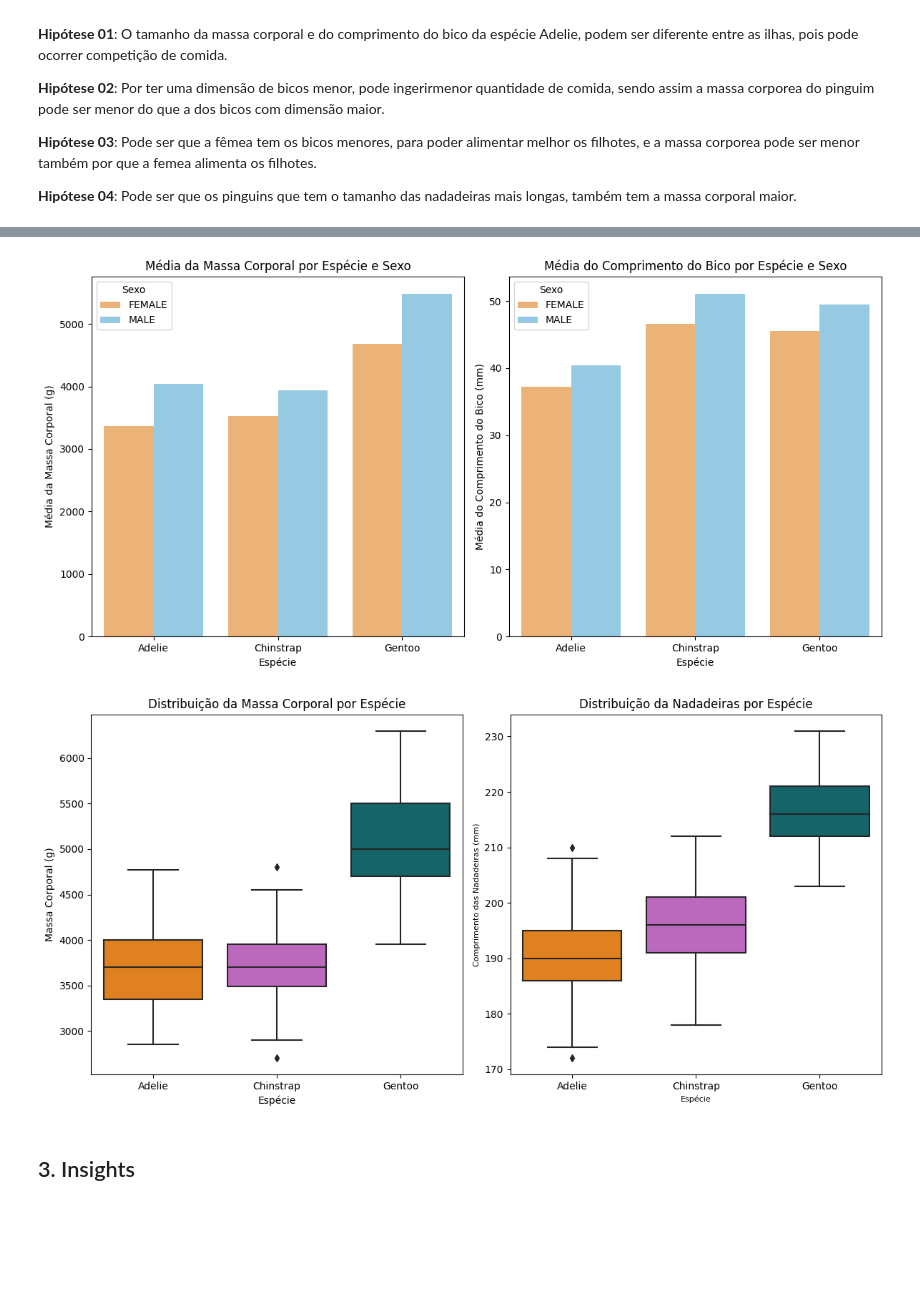
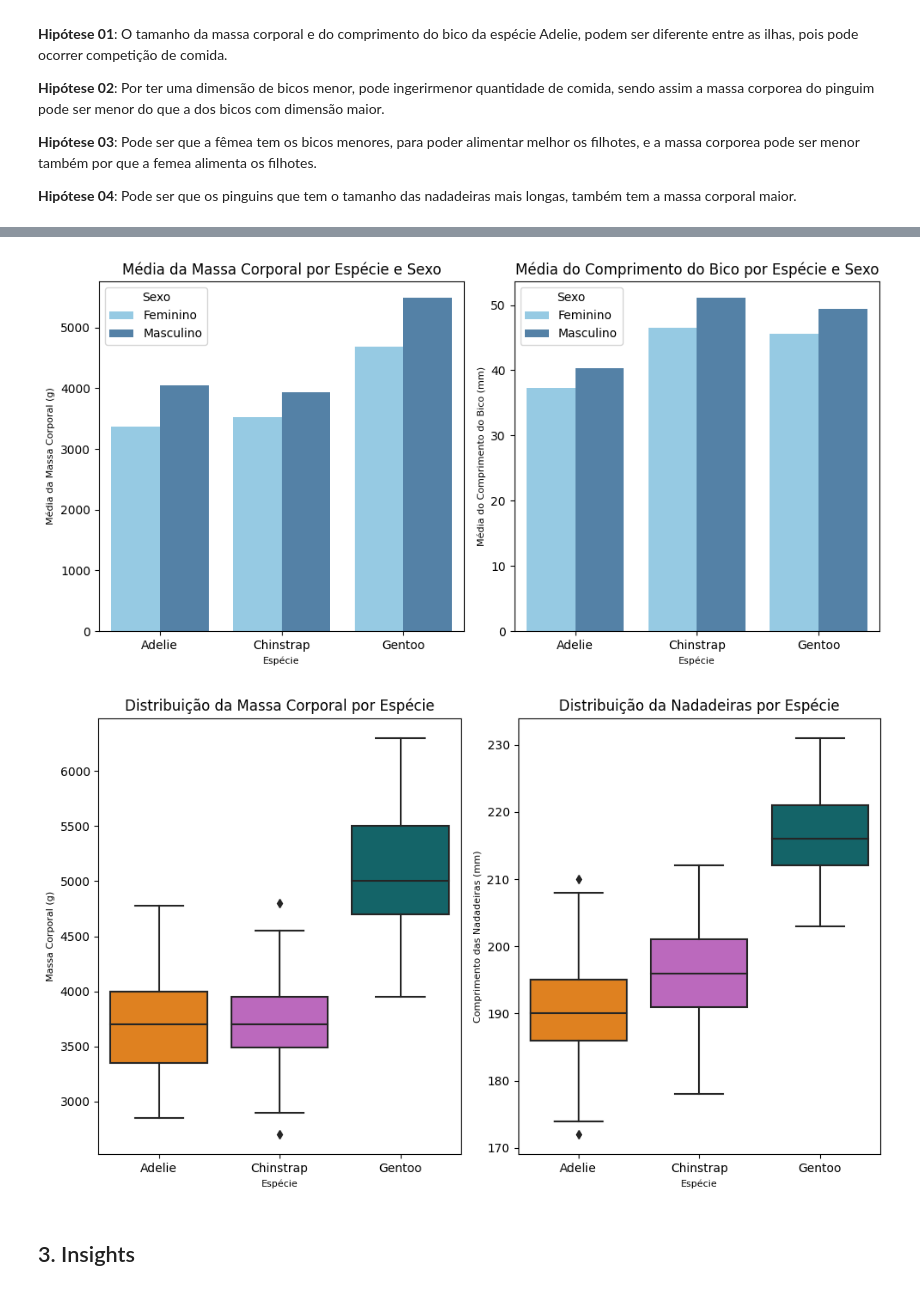
Before and after one commit to ninesousa/avanti-bootcamp-cdd, a Jupyter notebook: notebooks/01-exploratory_data_analysis.ipynb, the cells around one changed output, grey strips where cells are left out. Drawn from its saved outputs; the diff is of its cells as text; code cells hidden in the pictures; blank space fills up the shorter version.

```diff
--- a/notebooks/01-exploratory_data_analysis.ipynb
+++ b/notebooks/01-exploratory_data_analysis.ipynb
@@ -49,0 +76,21 @@ dt
+# %%
+#leitura dos dados
+dt = pd.read_csv('../data/raw/data.csv')
+#EN -> PT
+dt.rename(columns = {
+        'species': 'especies',
+        'island': 'ilha',
+        'bill_length_mm': 'comprimento_do_bico_mm',
+        'bill_depth_mm': 'profundidade_do_bico_mm',
+        'flipper_length_mm': 'comprimento_do_nadadeira_mm',
+        'body_mass_g': 'massa_corporal_g',
+        'sex': 'sexo',
+}, inplace=True)
+
+#substituição dos valores pela descrição com replace
+dt.replace ({'sexo':{
+        'MALE':'Masculino',
+        'FEMALE':'Feminino'
+}}, inplace=True)
+
+display(dt)
@@ -235,65 +381,65 @@ plt.show()
 # %%
 #03. Há diferente entre a dimensão dos bicos e massa corpórea entre os sexos, em cada espécie?
-plt.figure(figsize=(12, 6))
-palette = ['#FFB366', '#89CFF0']
+plt.figure(figsize=(10, 5))
+palette = ['#89CFF0', '#4682B4']
 
 #calculando as médias da massa corporal e do comprimento do bico para cada sexo e espécie
-avg_mass = dt.groupby(['species', 'sex'])['body_mass_g'].mean().reset_index()
-avg_bill_length = dt.groupby(['species', 'sex'])['bill_length_mm'].mean().reset_index()
+avg_mass = dt.groupby(['especies', 'sexo'])['massa_corporal_g'].mean().reset_index()
+avg_bill_length = dt.groupby(['especies', 'sexo'])['comprimento_do_bico_mm'].mean().reset_index()
 
 # Gráfico de barras para a massa corporal
 plt.subplot(1, 2, 1)
 #tipo de gráfico
-sns.barplot(x='species', y='body_mass_g', hue='sex', data=avg_mass, palette=palette)
+sns.barplot(x='especies', y='massa_corporal_g', hue='sexo', data=avg_mass, palette=palette)
 #legendas
 plt.title('Média da Massa Corporal por Espécie e Sexo')
-plt.xlabel('Espécie')
-plt.ylabel('Média da Massa Corporal (g)')
+plt.xlabel('Espécie', fontsize = 8)
+plt.ylabel('Média da Massa Corporal (g)', fontsize = 8)
 plt.legend(title='Sexo')
 
 # Gráfico de barras para o comprimento do bico
 plt.subplot(1, 2, 2)
 #tipo de gráfico
-sns.barplot(x='species', y='bill_length_mm', hue='sex', data=avg_bill_length, palette=palette)
+sns.barplot(x='especies', y='comprimento_do_bico_mm', hue='sexo', data=avg_bill_length, palette=palette)
 #legendas
 plt.title('Média do Comprimento do Bico por Espécie e Sexo')
-plt.xlabel('Espécie')
-plt.ylabel('Média do Comprimento do Bico (mm)')
+plt.xlabel('Espécie', fontsize = 8)
+plt.ylabel('Média do Comprimento do Bico (mm)', fontsize = 8)
 plt.legend(title='Sexo')
 
 plt.tight_layout()
 plt.show()
 # %% [output]
-[figure, old version]
+[figure, new version]
 # %%
 #04. Qual a relação entre a massa corporal e comprimento das nadadeiras, por espécies?
-plt.figure(figsize=(12, 6))
+plt.figure(figsize=(10, 6))
 palette = [ '#FF8100','#C95BCB','#067176']
 
 # Boxplot para a massa corporal por espécie
 plt.subplot(1, 2, 1)
 #tipo de gráfico
-sns.boxplot(x='species', y='body_mass_g', data=dt, palette=palette)
+sns.boxplot(x='especies', y='massa_corporal_g', data=dt, palette=palette)
 
 #legendas
 plt.title('Distribuição da Massa Corporal por Espécie')
-plt.xlabel('Espécie')
-plt.ylabel('Massa Corporal (g)')
+plt.xlabel('Espécie', fontsize = 8)
+plt.ylabel('Massa Corporal (g)', fontsize = 8)
 
 # Boxplot para o comprimento das nadadeiras por espécie
 plt.subplot(1, 2, 2)
 #tipo de gráfico
-sns.boxplot(x='species', y='flipper_length_mm', data=dt, palette=palette)
+sns.boxplot(x='especies', y='comprimento_do_nadadeira_mm', data=dt, palette=palette)
 
 #legendas
 plt.title('Distribuição da Nadadeiras por Espécie')
 plt.xlabel('Espécie', fontsize = 8)
 plt.ylabel('Comprimento das Nadadeiras (mm)', fontsize = 8)
 
 plt.tight_layout()
 plt.show()
 # %% [output]
-[figure, old version]
+[figure, new version]
 # %% [markdown]
 ## 3. Insights
 # %% [markdown]
```
Also changed, not shown: parts of 22 cells of this notebook, 2 other files.
